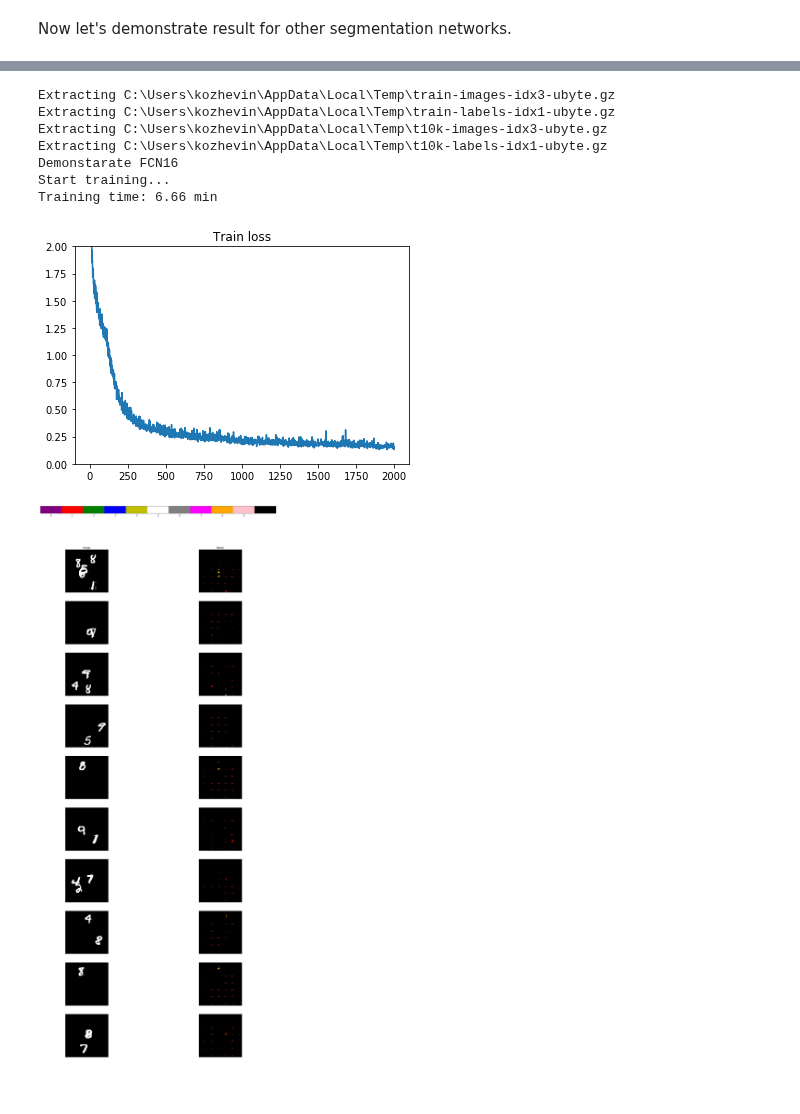
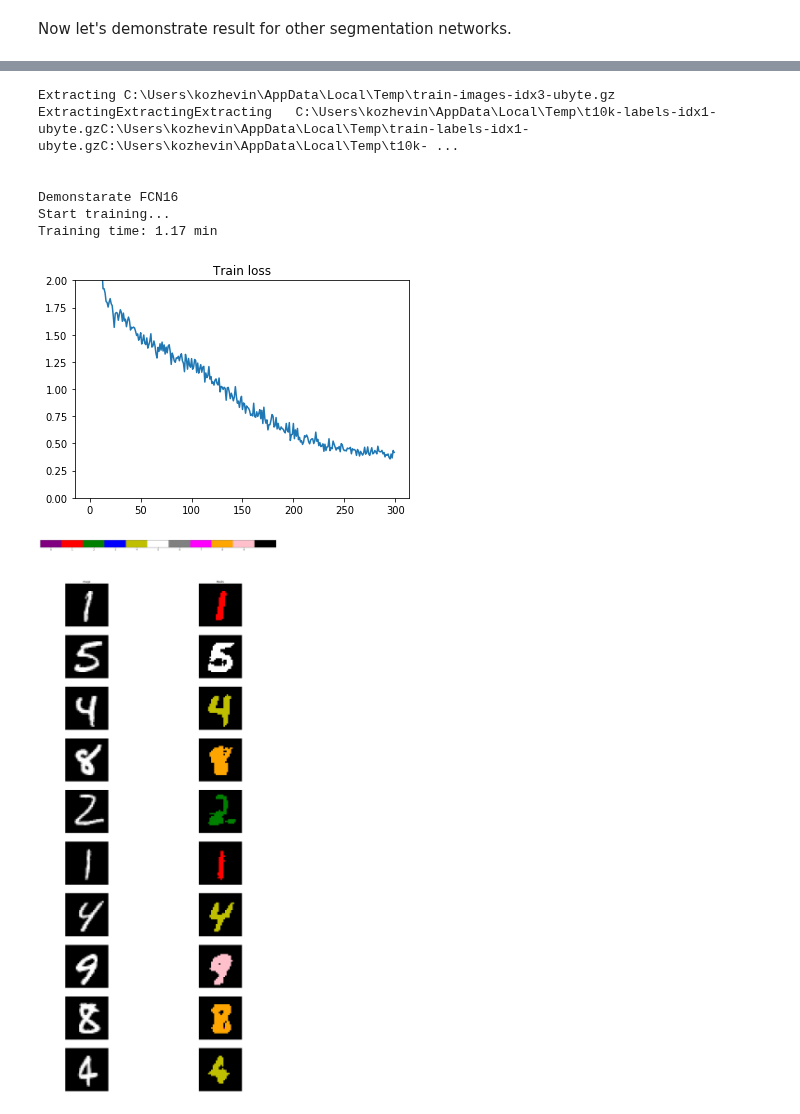
Before and after one commit to analysiscenter/az_training, a Jupyter notebook: alexey_kozhevin/task_02/simple_segmentation_example.ipynb, the cells around one changed output, grey strips where cells are left out. Cells and saved outputs as stored; diff of their text form; code cells hidden in the pictures.

```diff
--- a/alexey_kozhevin/task_02/simple_segmentation_example.ipynb
+++ b/alexey_kozhevin/task_02/simple_segmentation_example.ipynb
@@ -27,7 +29,7 @@ C:\Users\kozhevin\AppData\Local\Temp\train-labels-idx1-ubyte.gzC:\Users\kozhevin
 Define some constants and auxilary function
 # %%
 BATCH_SIZE = 64
-MAX_ITER = 2000
+MAX_ITER = 300
 SHAPE = (100, 100)
 # %% [markdown]
 Create model config
@@ -114,13 +113,13 @@ Training time: 6.88 min
 # %%
-demonstrate_model(FCN16, max_iter=MAX_ITER, mode='multimnist')
+demonstrate_model(FCN16, max_iter=MAX_ITER)
 # %% [output]
 Extracting C:\Users\kozhevin\AppData\Local\Temp\train-images-idx3-ubyte.gz
-Extracting C:\Users\kozhevin\AppData\Local\Temp\train-labels-idx1-ubyte.gz
-Extracting C:\Users\kozhevin\AppData\Local\Temp\t10k-images-idx3-ubyte.gz
-Extracting C:\Users\kozhevin\AppData\Local\Temp\t10k-labels-idx1-ubyte.gz
+ExtractingExtractingExtracting   C:\Users\kozhevin\AppData\Local\Temp\t10k-labels-idx1-ubyte.gzC:\Users\kozhevin\AppData\Local\Temp\train-labels-idx1-ubyte.gzC:\Users\kozhevin\AppData\Local\Temp\t10k- ...
+
+
 Demonstarate FCN16
 Start training...
-Training time: 6.66 min
+Training time: 1.17 min
-[figure, old version]
+[figure, new version]
-[figure, old version]
+[figure, new version]
 # %%
```
Also changed, not shown: parts of 8 cells of this notebook, 6 other files.
